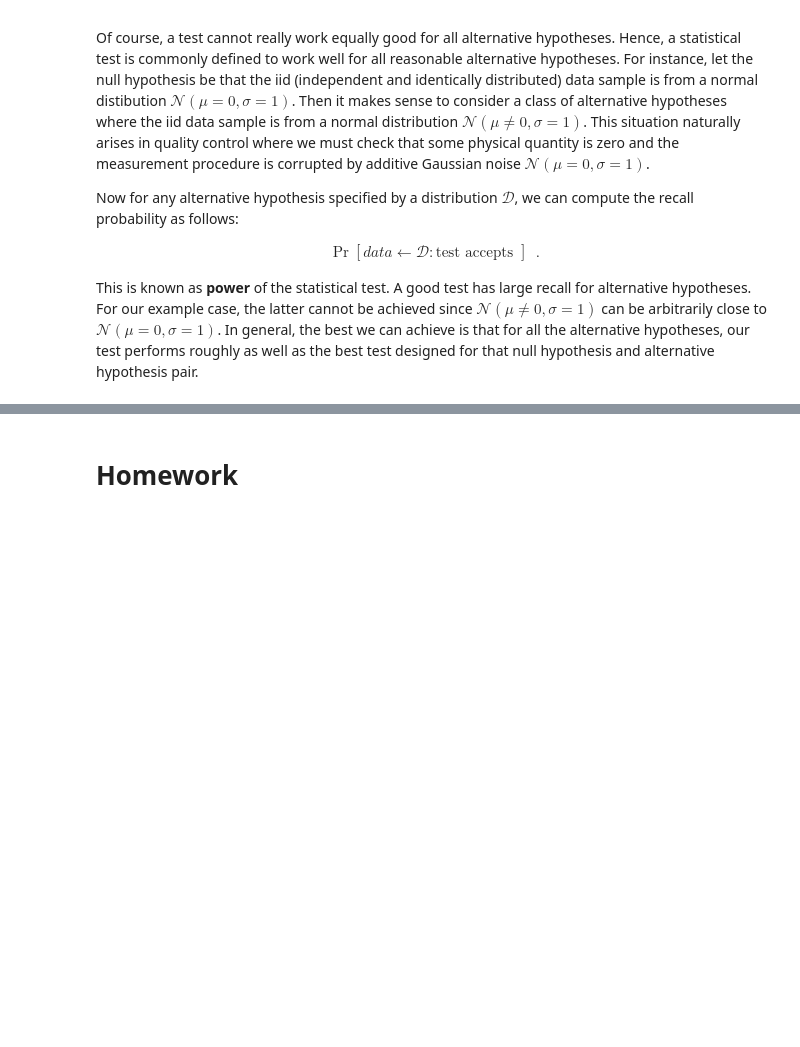
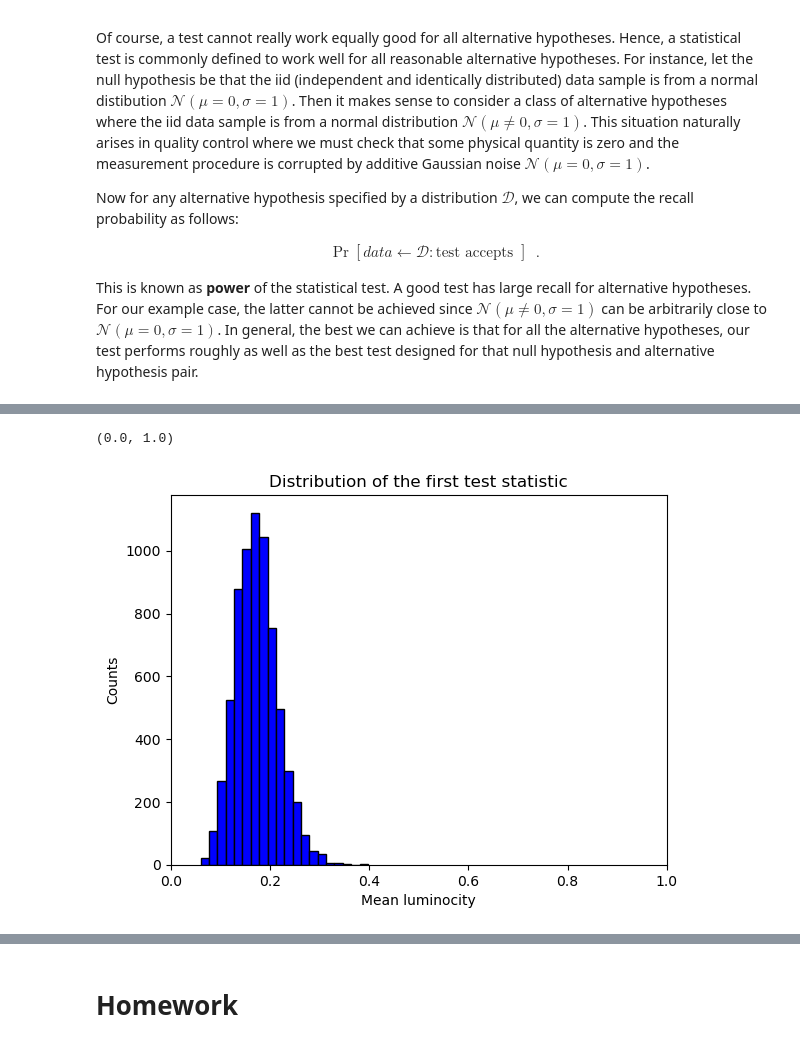
Before and after one commit to swenlaur/machine-learning-ii, a Jupyter notebook: practise-sessions/02/02_test_statistic_and_pvalue_assignment.ipynb, the cells around one changed output, grey strips where cells are left out. Saved outputs shown, nothing was run; the diff lists cells and outputs as text; code cells hidden in the pictures; blank space fills up the shorter version.

Commit message:
The first set of exercises is now complete

```diff
--- a/practise-sessions/02/02_test_statistic_and_pvalue_assignment.ipynb
+++ b/practise-sessions/02/02_test_statistic_and_pvalue_assignment.ipynb
@@ -66,0 +119,6 @@ $\mathcal{N}(\mu=0,\sigma=1)$. In general, the best we can achieve is that for a
+# %%
+def test_statistic_1(image):
+    """
+    Mean luminocity as a test statistic
+    """
+    return tf.reduce_mean(image)
@@ -66,0 +172,10 @@ $\mathcal{N}(\mu=0,\sigma=1)$. In general, the best we can achieve is that for a
+# %%
+tvalues = tf.map_fn(test_statistic_1, zeroes)
+plt.hist(tvalues, bins=20, color='blue', edgecolor='black')
+plt.title('Distribution of the first test statistic')
+plt.xlabel('Mean luminocity')
+plt.ylabel('Counts')
+plt.xlim(0, 1)
+# %% [output]
+(0.0, 1.0)
+[figure, added]
```
Also changed, not shown: parts of 36 cells of this notebook, 1 other file.
